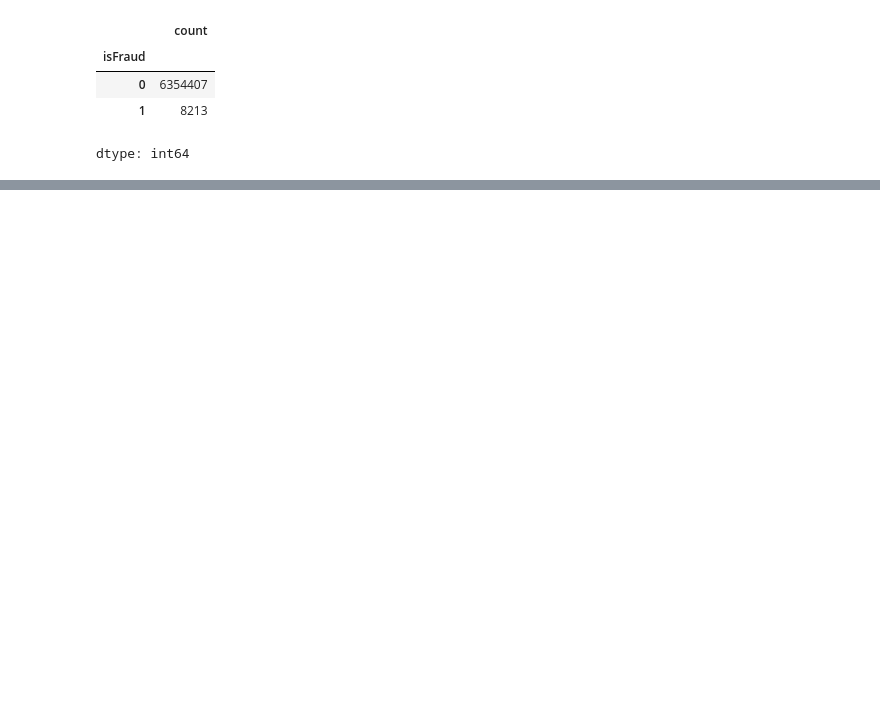
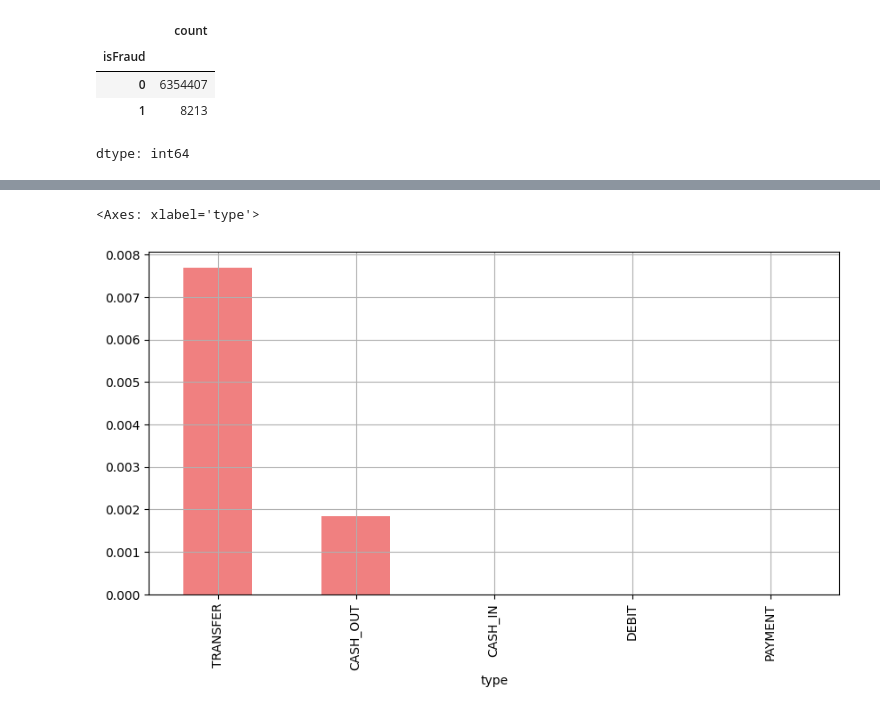
Before and after one commit to 0sinach1/fraud-detection-project, a Jupyter notebook: notebook.ipynb, the cells around one changed output, grey strips where cells are left out. Drawn from its saved outputs; the diff is of its cells as text; code cells hidden in the pictures; blank space fills up the shorter version.

```diff
--- a/notebook.ipynb
+++ b/notebook.ipynb
@@ -69,0 +78,5 @@ dtype: int64
+# %%
+df.groupby('type')['isFraud'].mean().sort_values(ascending=False).plot(kind='bar', figsize=(10, 5), color='lightcoral',grid=True)
+# %% [output]
+<Axes: xlabel='type'>
+[figure, added]
```
Also changed, not shown: parts of 4 cells of this notebook.
